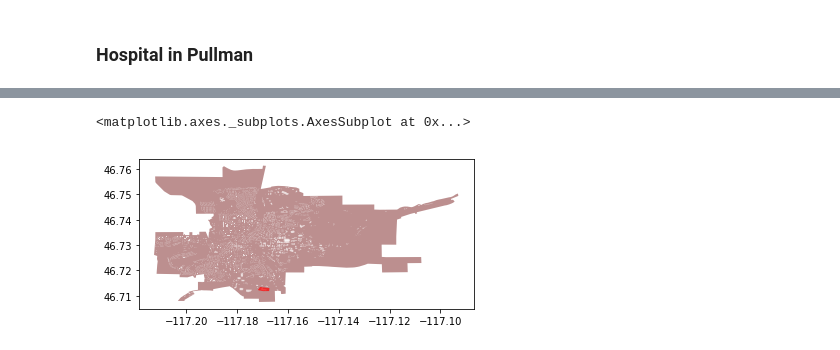
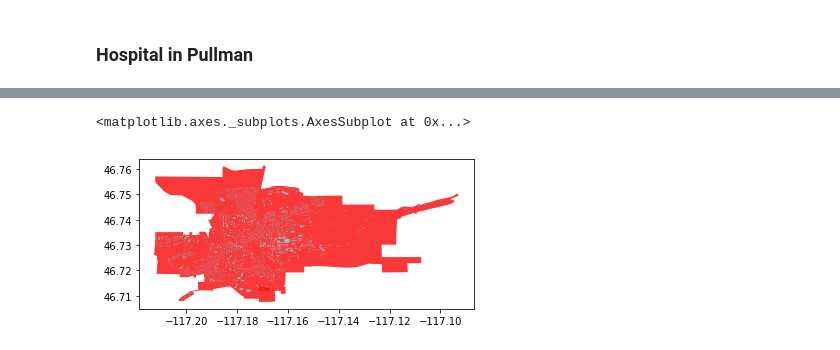
Before and after one commit to deepesh-gupta96/Geo-Realistic-Synthetic-Distribution-Network, a Jupyter notebook: Project.ipynb, the cells around one changed output, grey strips where cells are left out. Cells and saved outputs as stored; diff of their text form; code cells hidden in the pictures.

```diff
--- a/Project.ipynb
+++ b/Project.ipynb
@@ -328,12 +391,12 @@ hos
 # %%
 # Plot the footprint
-ax = city.plot(facecolor='#BC8F8F')
+ax = city.plot(facecolor='#F83839')
 
 # Plot buildings
-build.plot(ax=ax, facecolor='white', alpha=0.7)
+build.plot(ax=ax, facecolor='#7FE5F0', alpha=0.7)
 
 # Plot restaurants
 hos.plot(ax=ax, color='red', alpha=0.7, markersize=10)
 # %% [output]
 <matplotlib.axes._subplots.AxesSubplot at 0x...>
-[figure, old version]
+[figure, new version]
```
Also changed, not shown: parts of 31 cells of this notebook.
